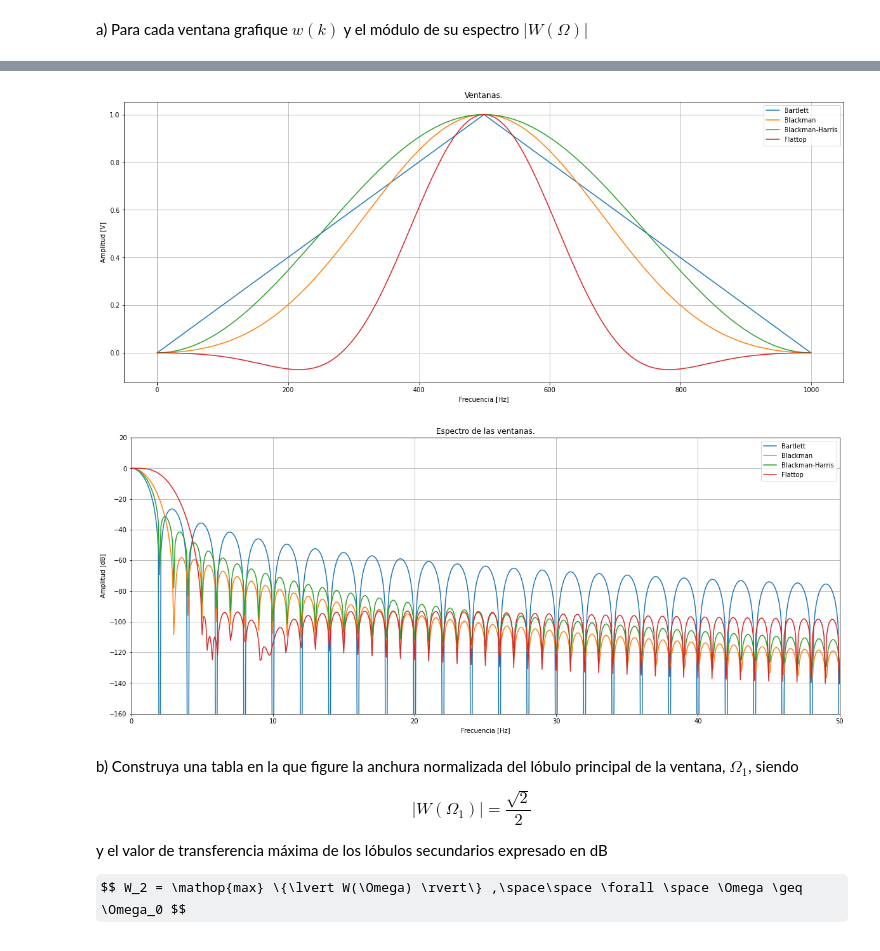
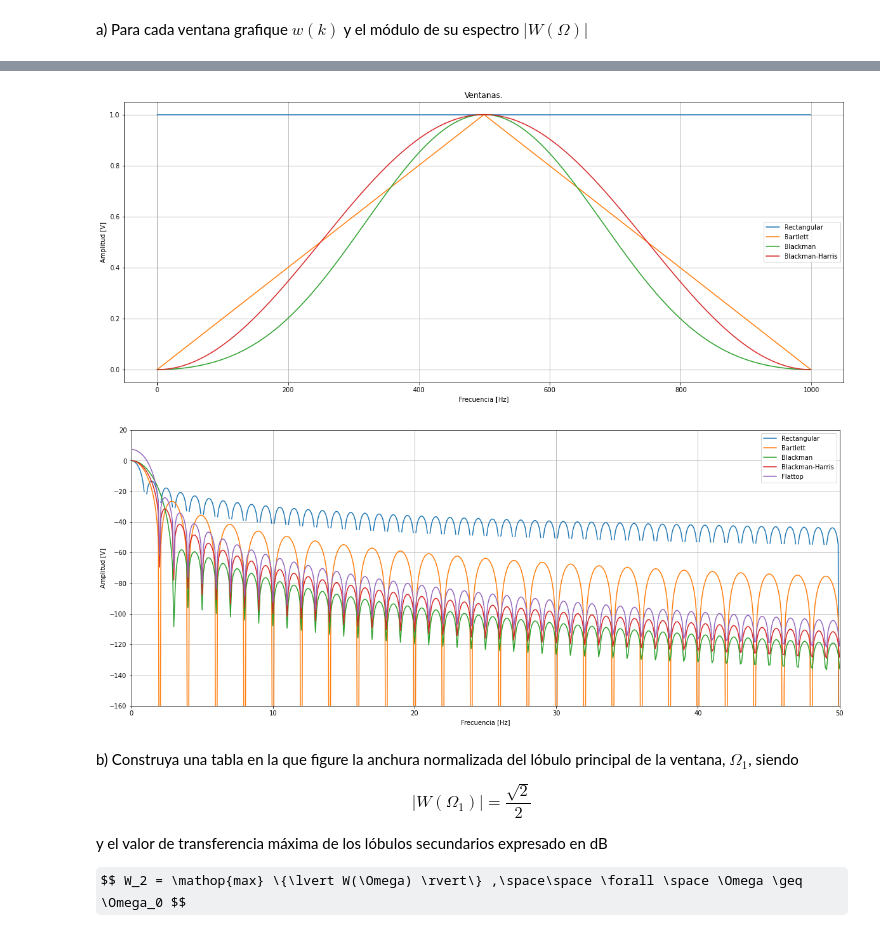
Before and after one commit to jbl95/pds-trabajosPracticos, a Jupyter notebook: TP2 - Ventanas.ipynb, the cells around one changed output, grey strips where cells are left out. Cells and saved outputs as stored; diff of their text form; code cells hidden in the pictures; some formulas as TeX source.

```diff
--- a/TP2 - Ventanas.ipynb
+++ b/TP2 - Ventanas.ipynb
@@ -113,12 +113,13 @@ lista_ventanas = []
 
 tt = npy.arange(0,N)
 
-## Creación de las 4 ventanas
+## Creación de las ventanas
+lista_ventanas.append (spy.signal.boxcar(N))  # Ventana Rectangular
 lista_ventanas.append (spy.signal.bartlett(N)) # Ventana de Bartlett
 lista_ventanas.append (spy.signal.blackman(N)) # Ventana de Blackman
 lista_ventanas.append (spy.signal.hann(N)) # Ventana de Blackman-Harris
 lista_ventanas.append (spy.signal.flattop(N)) # Ventana flattop
-ventanas = ['Bartlett','Blackman','Blackman-Harris','Flattop']
+ventanas = ['Rectangular','Bartlett','Blackman','Blackman-Harris','Flattop']
 
 ## Ploteo de todas las ventanas.
 plt.figure(1,figsize=(20,8))
@@ -131,55 +132,54 @@ plt.grid()
 plt.legend()
 plt.show()
 # %% [output]
-[figure, old version]
+[figure, new version]
 # %%
 ## Módulo FFT.
-ceros = npy.zeros(int(10*N)) ## Vector de ceros.
+ceros = npy.zeros(int(10*N))
 
-lista_modulos = []
+modulos = []
 lista_ff = []
-tt = npy.arange(0,N + 10*N) ## Creo un nuevo vector de tiempo para el zero padding.
-
-for i in range(4): ## Agrego los ceros a cada ventana.
+tt = npy.arange(0,N + 10*N)
+for i in range(5):
     lista_ventanas[i] = npy.append(lista_ventanas[i],ceros)
 
-## Aplico FFT y me quédo con el módulo.
 ff1,mod1,fas = fft_modulo_fase(tt,lista_ventanas[0],fs,N + 10*N)
 ff2,mod2,fas = fft_modulo_fase(tt,lista_ventanas[1],fs,N + 10*N)
 ff3,mod3,fas = fft_modulo_fase(tt,lista_ventanas[2],fs,N + 10*N)
 ff4,mod4,fas = fft_modulo_fase(tt,lista_ventanas[3],fs,N + 10*N)
+ff5,mod5,fas = fft_modulo_fase(tt,lista_ventanas[4],fs,N + 10*N)
 
-## Armo 2 listas con módulos y vectores de frecuencia.
-lista_modulos.append(mod1)
-lista_modulos.append(mod2)
-lista_modulos.append(mod3)
-lista_modulos.append(mod4)
+modulos.append(mod1)
+modulos.append(mod2)
+modulos.append(mod3)
+modulos.append(mod4)
+modulos.append(mod5)
 lista_ff.append(ff1)
 lista_ff.append(ff2)
 lista_ff.append(ff3)
 lista_ff.append(ff4)
+lista_ff.append(ff5)
 
 tlog = []
 
-
-tlog.append(20 * npy.log10 (lista_modulos[0] / lista_modulos[0][0])) ## Escala logarítmica.
-tlog.append(20 * npy.log10 (lista_modulos[1] / lista_modulos[1][0]))
-tlog.append(20 * npy.log10 (lista_modulos[2] / lista_modulos[2][0]))
-tlog.append(20 * npy.log10 (lista_modulos[3] / lista_modulos[3][0]))
+tlog.append (20 * npy.log10 (modulos[0] / modulos[0][0]))
+tlog.append (20 * npy.log10 (modulos[1] / modulos[1][0]))
+tlog.append (20 * npy.log10 (modulos[2] / modulos[2][0]))
+tlog.append (20 * npy.log10 (modulos[3] / modulos[3][0]))
+tlog.append (20 * npy.log10 (modulos[3] / modulos[4][0]))
 
 plt.figure(2,figsize=(20,8))
-for i in range(4):
+for i in range(5):
     plt.plot(lista_ff[i],tlog[i],label=ventanas[i])
 plt.xlabel('Frecuencia [Hz]')
-plt.ylabel('Amplitud [dB]')
-plt.title('Espectro de las ventanas.')
+plt.ylabel('Amplitud [V]')
 plt.xlim(0,50)
 plt.ylim(-160,20)
 plt.grid()
 plt.legend()
 plt.show()
 # %% [output]
-[figure, old version]
+[figure, new version]
 # %% [markdown]
 b) Construya una tabla en la que figure la anchura normalizada del lóbulo principal  de la ventana, $\Omega_1$, siendo
 
```
Also changed, not shown: parts of 51 cells of this notebook.
